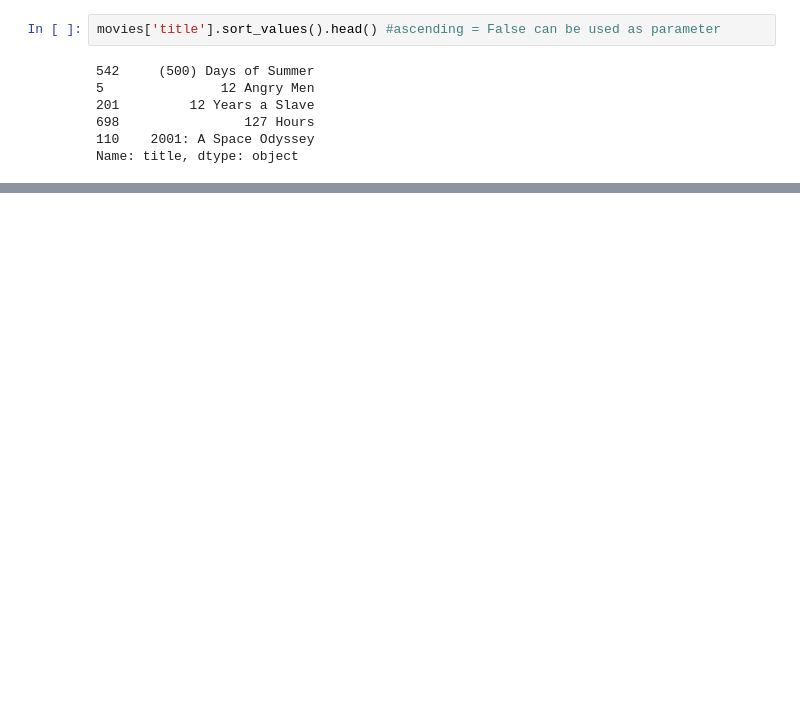
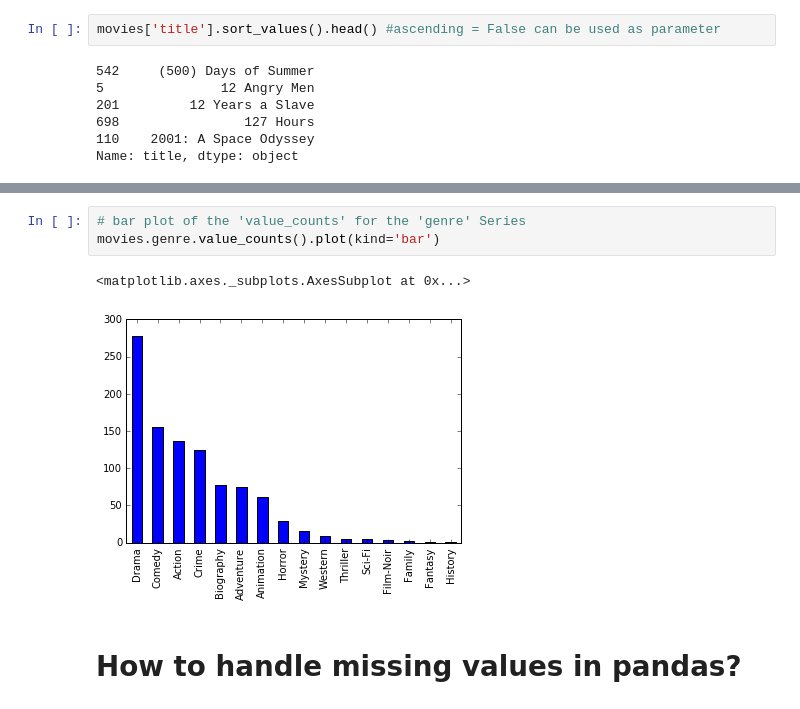
Before and after one commit to GregHacob/Notebooks, a Jupyter notebook: Pandas_Essentials.ipynb, the cells around one changed output, grey strips where cells are left out. Cells and saved outputs as stored; diff of their text form; blank space fills up the shorter version.

```diff
--- a/Pandas_Essentials.ipynb
+++ b/Pandas_Essentials.ipynb
@@ -182,0 +650,8 @@ movies.sort_values(['content_rating','duration']).head()
+# %%
+# bar plot of the 'value_counts' for the 'genre' Series
+movies.genre.value_counts().plot(kind='bar')
+# %% [output]
+<matplotlib.axes._subplots.AxesSubplot at 0x...>
+[figure, added]
+# %% [markdown]
+# How to handle missing values in pandas?
```
Also changed, not shown: parts of 112 cells of this notebook.
